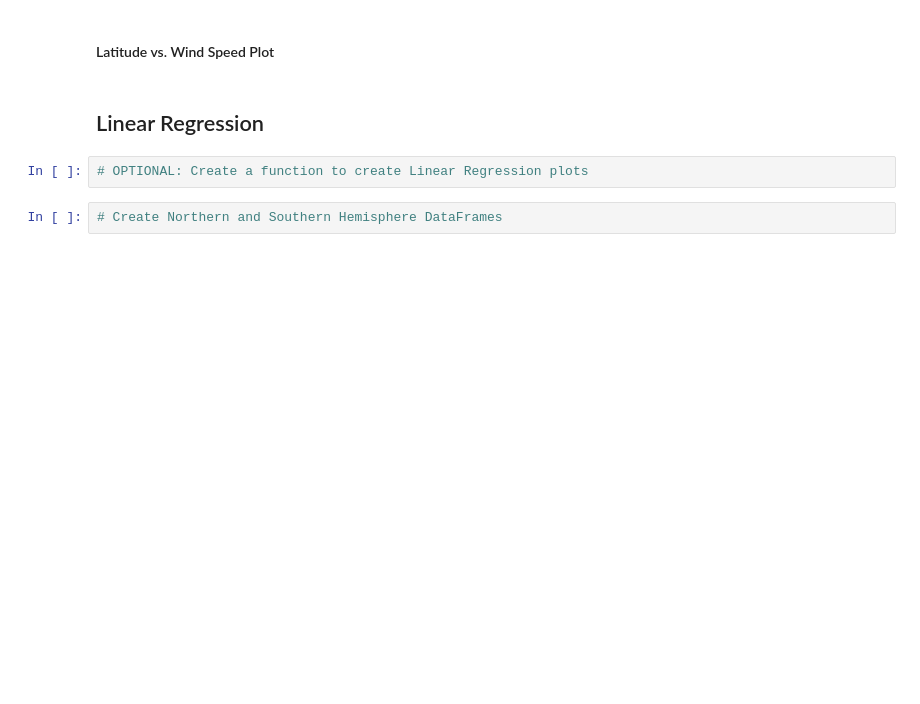
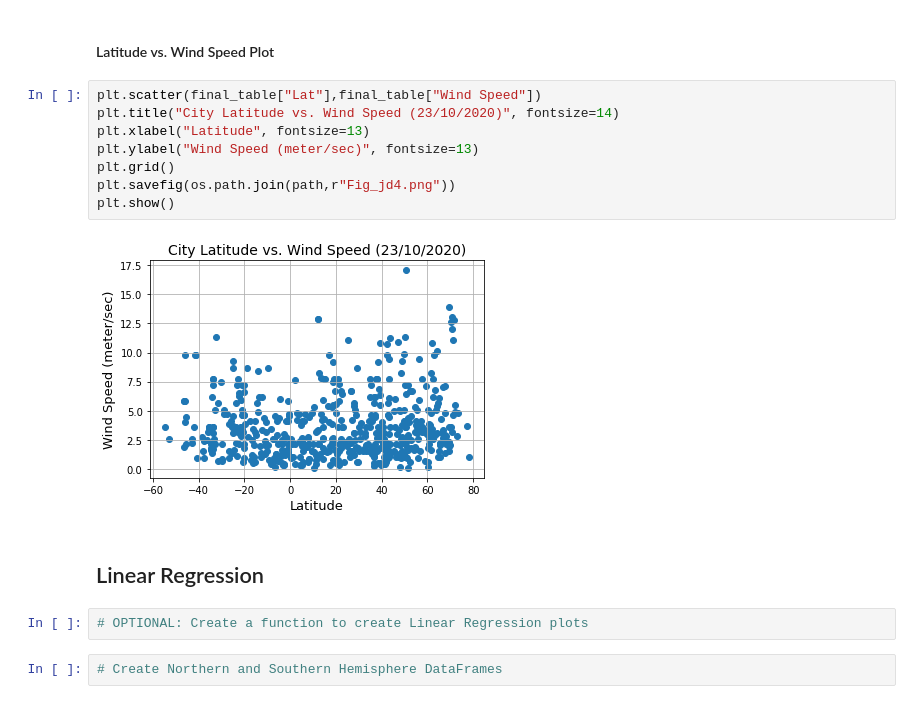
Before and after one commit to trezeget-1/Equator-Weather-Research, a Jupyter notebook: Instructions/starter_code/WeatherPy.ipynb, the cells around one changed output. Cells and saved outputs as stored; diff of their text form; blank space fills up the shorter version.

```diff
--- a/Instructions/starter_code/WeatherPy.ipynb
+++ b/Instructions/starter_code/WeatherPy.ipynb
@@ -237,5 +294,15 @@ final_table
 # %% [markdown]
 #### Latitude vs. Wind Speed Plot
+# %%
+plt.scatter(final_table["Lat"],final_table["Wind Speed"])
+plt.title("City Latitude vs. Wind Speed (23/10/2020)", fontsize=14)
+plt.xlabel("Latitude", fontsize=13)
+plt.ylabel("Wind Speed (meter/sec)", fontsize=13)
+plt.grid()
+plt.savefig(os.path.join(path,r"Fig_jd4.png"))
+plt.show()
+# %% [output]
+[figure, added]
 # %% [markdown]
 ## Linear Regression
 # %%
```
Also changed, not shown: parts of 4 cells of this notebook, 4 other files.
